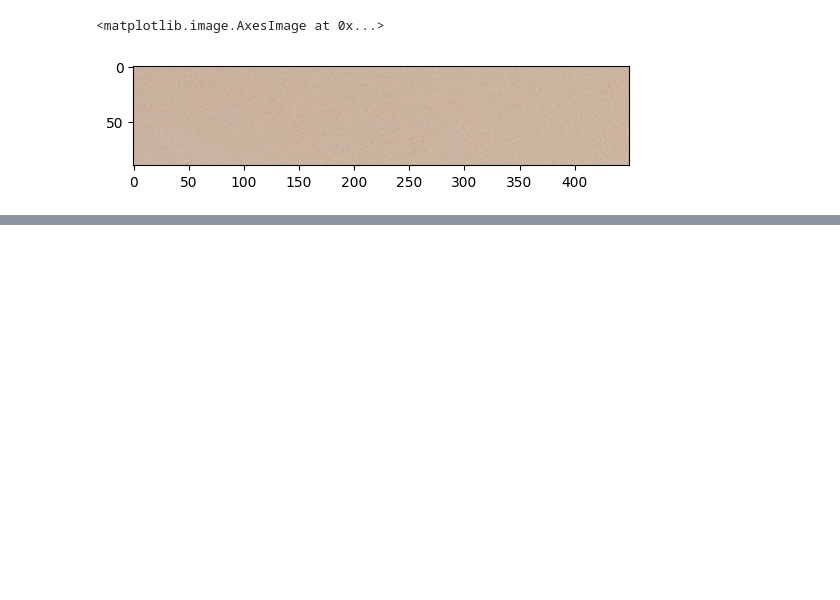
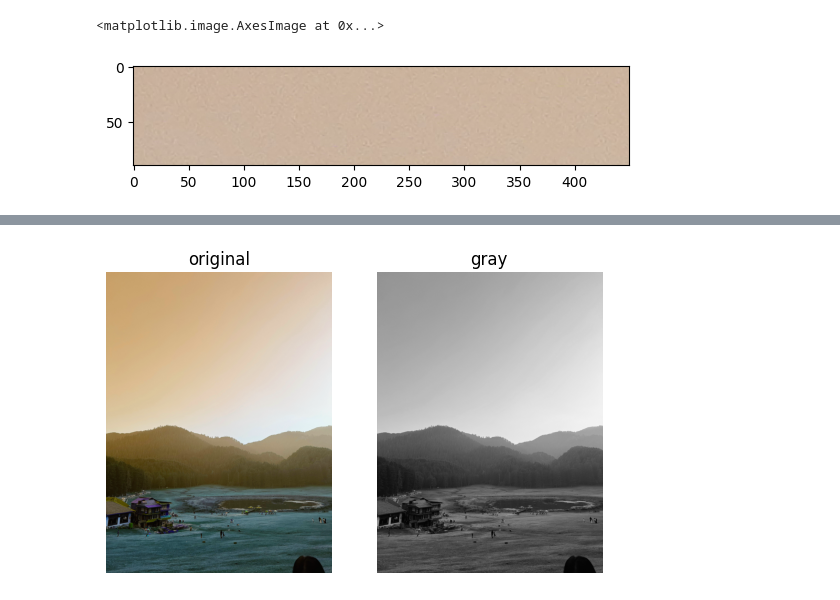
Before and after one commit to ksaini81122/python-Gen, a Jupyter notebook: CNN/imageprocessing.ipynb, the cells around one changed output, grey strips where cells are left out. Saved outputs shown, nothing was run; the diff lists cells and outputs as text; code cells hidden in the pictures; blank space fills up the shorter version.

```diff
--- a/CNN/imageprocessing.ipynb
+++ b/CNN/imageprocessing.ipynb
@@ -127,0 +151,17 @@ plt.imshow(cropped)
+# %%
+## rgb to grayscale conversion
+## gray = 0.299 * R + 0.587 * G + 0.144 *B
+## human eye wo read and green colour are more sensiive
+img2 = cv2.imread(r"C:\Trip 2K24\a1\Day 4\IMG-20241121-WA0071.jpg")
+gray = cv2.cvtColor(img2,cv2.COLOR_BGR2GRAY)
+plt.subplot(1,2,1)
+plt.imshow(img2)
+plt.title("original")
+plt.axis("off")
+plt.subplot(1,2,2)
+plt.imshow(gray, cmap="gray")
+plt.title("gray")
+plt.axis("off")
+plt.show()
+# %% [output]
+[figure, added]
```
Also changed, not shown: parts of 9 cells of this notebook.
